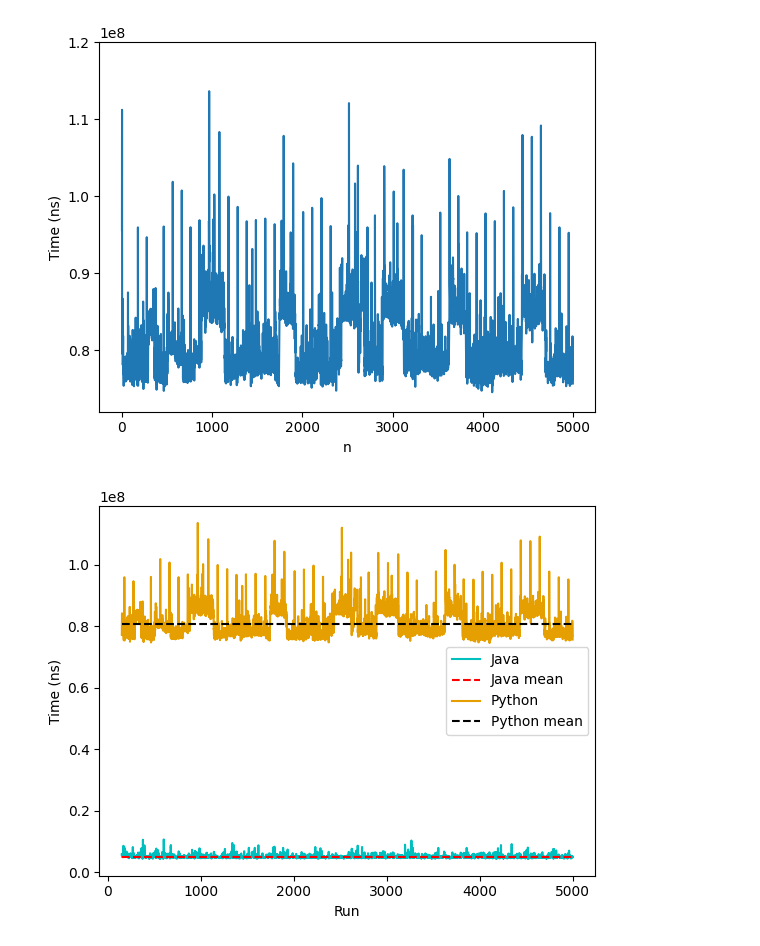
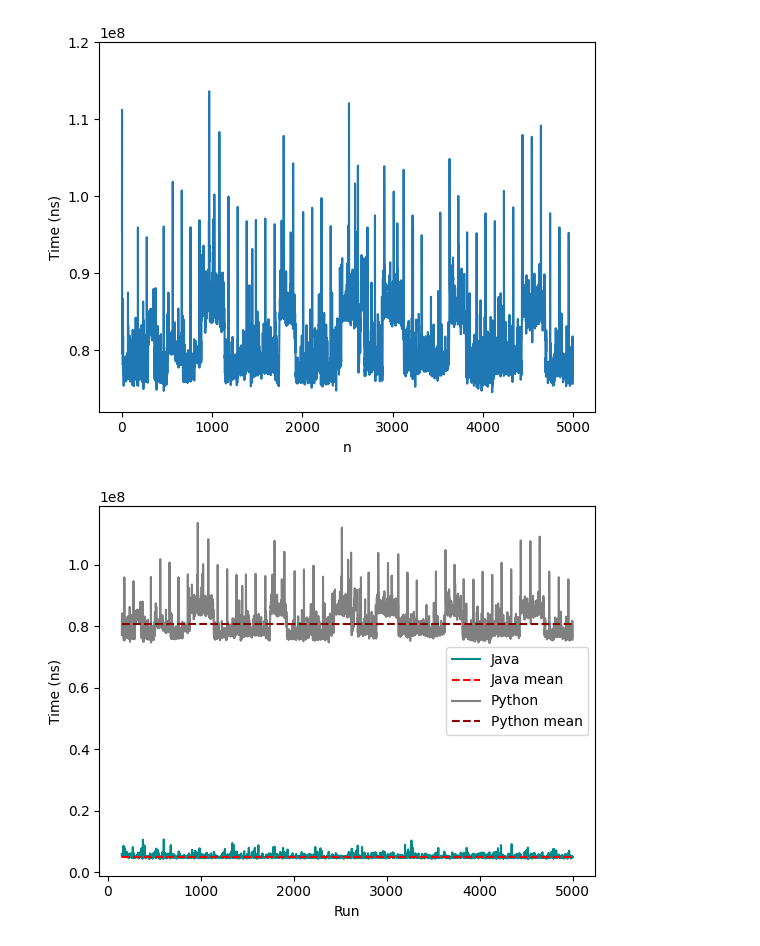
Before and after one commit to manshederstierna/uaps-project, a Jupyter notebook: analyze.ipynb, the cells around one changed output. Saved outputs shown, nothing was run; the diff lists cells and outputs as text; code cells hidden in the pictures.

Commit message:
color change

```diff
--- a/analyze.ipynb
+++ b/analyze.ipynb
@@ -179,24 +179,24 @@ Text(0, 0.5, 'Time (ns)')
 # %%
 #graph sort java
 datafile = r"C:\Users\clara\OneDrive\Dokument\LTH\Utvärdering_av_programvarusystem\uaps-project\java_sort_times.txt"
 
 data = pd.read_csv(datafile, delimiter=",")
 data = data.iloc[150:5000]
-plt.plot(range(150,data.shape[0]+150),data["time"],label="Java",color="c")
-plt.plot([150,5000],[data["time"].mean(),data["time"].mean()],linestyle="--",label="Java mean",color="r")
+plt.plot(range(150,data.shape[0]+150),data["time"],label="Java",color="darkcyan")
+plt.plot([150,5000],[data["time"].mean(),data["time"].mean()],linestyle="--",label="Java mean",color="red")
 
 # graph sort
 datafile = r"C:\Users\clara\OneDrive\Dokument\LTH\Utvärdering_av_programvarusystem\uaps-project\python_sort_times.txt"
 
 data = pd.read_csv(datafile, delimiter=",")
 data = data.iloc[150:5000]
 
 
-plt.plot(range(150,data.shape[0]+150),data["time"],label="Python",color="#E69F00")
-plt.plot([150,5000],[data["time"].mean(),data["time"].mean()],linestyle="--",label="Python mean",color="k")
+plt.plot(range(150,data.shape[0]+150),data["time"],label="Python",color="gray")
+plt.plot([150,5000],[data["time"].mean(),data["time"].mean()],linestyle="--",label="Python mean",color="darkred")
 plt.xlabel("Run")
 plt.ylabel("Time (ns)")
 plt.legend()
 plt.show()
 # %% [output]
-[figure, old version]
+[figure, new version]
```
